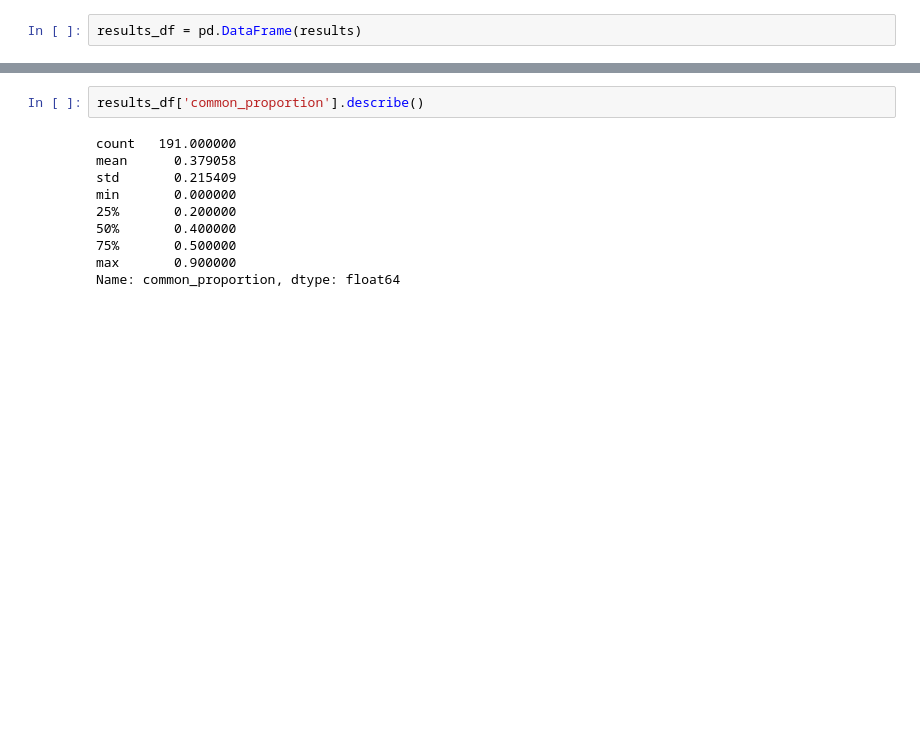
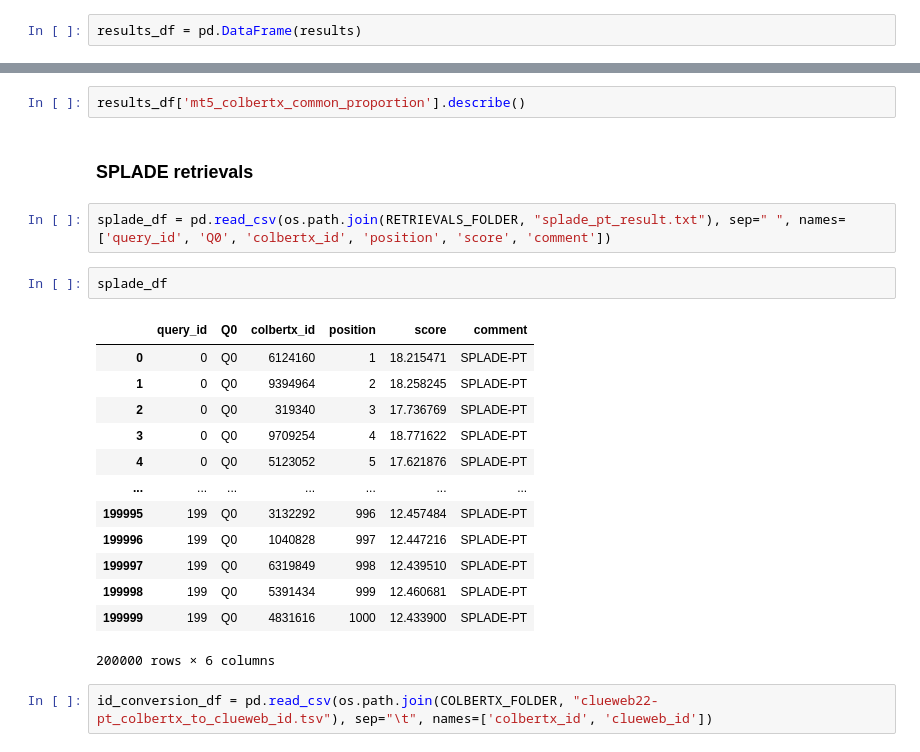
Before and after one commit to eduseiti/unicamp_IR, a Jupyter notebook: checking_retrievals.ipynb, the cells around one changed output, grey strips where cells are left out. Cells and saved outputs as stored; diff of their text form; blank space fills up the shorter version.

```diff
--- a/checking_retrievals.ipynb
+++ b/checking_retrievals.ipynb
@@ -311,12 +201,24 @@ results_df
 # %%
-results_df['common_proportion'].describe()
+results_df['mt5_colbertx_common_proportion'].describe()
-# %% [output]
-count   191.000000
-mean      0.379058
-std       0.215409
-min       0.000000
-25%       0.200000
-50%       0.400000
-75%       0.500000
-max       0.900000
-Name: common_proportion, dtype: float64
+# %% [markdown]
+### SPLADE retrievals
+# %%
+splade_df = pd.read_csv(os.path.join(RETRIEVALS_FOLDER, "splade_pt_result.txt"), sep=" ", names=['query_id', 'Q0', 'colbertx_id', 'position', 'score', 'comment'])
+# %%
+splade_df
+# %% [output]
+|  | query_id | Q0 | colbertx_id | position | score | comment |
+| 0 | 0 | Q0 | 6124160 | 1 | 18.215471 | SPLADE-PT |
+| 1 | 0 | Q0 | 9394964 | 2 | 18.258245 | SPLADE-PT |
+| 2 | 0 | Q0 | 319340 | 3 | 17.736769 | SPLADE-PT |
+| 3 | 0 | Q0 | 9709254 | 4 | 18.771622 | SPLADE-PT |
+| 4 | 0 | Q0 | 5123052 | 5 | 17.621876 | SPLADE-PT |
+| ... | ... | ... | ... | ... | ... | ... |
+| 199995 | 199 | Q0 | 3132292 | 996 | 12.457484 | SPLADE-PT |
+| 199996 | 199 | Q0 | 1040828 | 997 | 12.447216 | SPLADE-PT |
+| 199997 | 199 | Q0 | 6319849 | 998 | 12.439510 | SPLADE-PT |
+| 199998 | 199 | Q0 | 5391434 | 999 | 12.460681 | SPLADE-PT |
+| 199999 | 199 | Q0 | 4831616 | 1000 | 12.433900 | SPLADE-PT |
+200000 rows × 6 columns
+# %%
+id_conversion_df = pd.read_csv(os.path.join(COLBERTX_FOLDER, "clueweb22-pt_colbertx_to_clueweb_id.tsv"), sep="\t", names=['colbertx_id', 'clueweb_id'])
```
Also changed, not shown: parts of 50 cells of this notebook, 1 other file.
